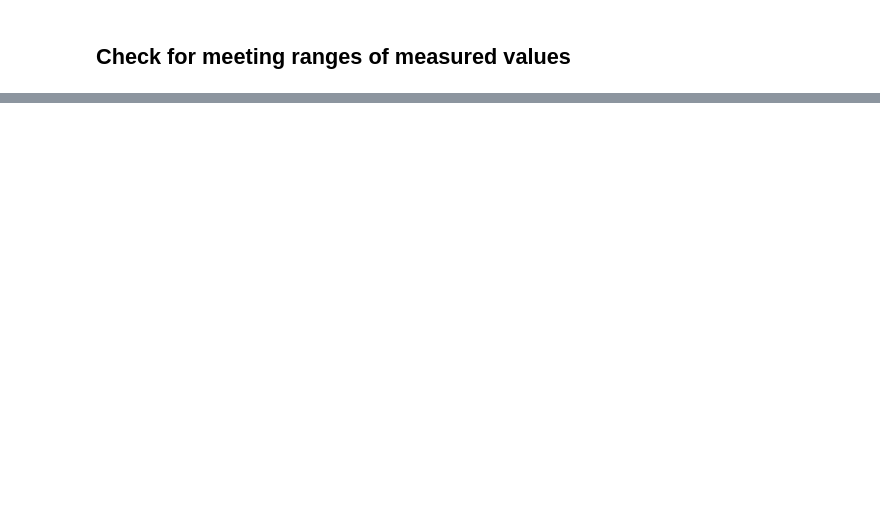
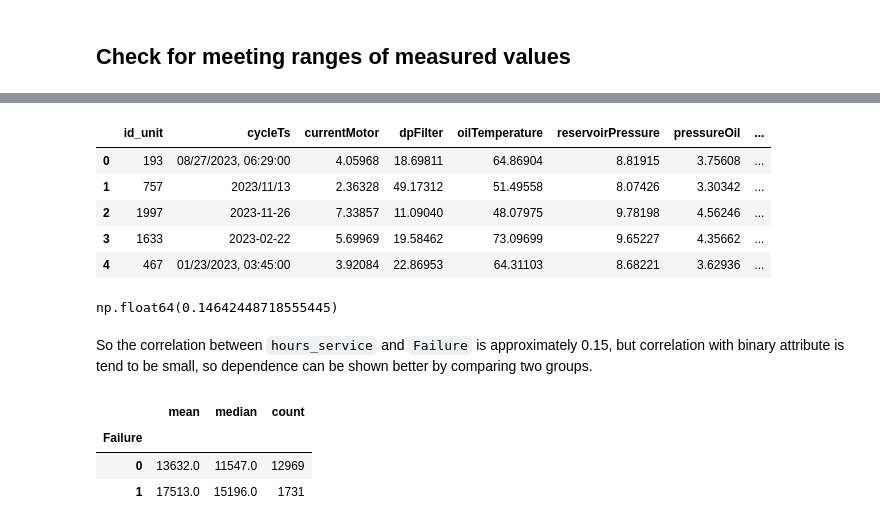
Before and after one commit to yegor-vin/Intelligent-data-analysis--project, a Jupyter notebook: phase-1.ipynb, the cells around one changed output, grey strips where cells are left out. Cells and saved outputs as stored; diff of their text form; code cells hidden in the pictures; blank space fills up the shorter version.

Commit message:
Clause 3 with correlations is done

```diff
--- a/phase-1.ipynb
+++ b/phase-1.ipynb
@@ -517,0 +607,23 @@ Many identical values at the exact maximum (`count_at_max`, e.g. `reservoirPress
+# %%
+merged = readings.merge(units[["id_unit", "hours_service"]], on="id_unit")
+merged.head()
+# %% [output]
+|  | id_unit | cycleTs | currentMotor | dpFilter | oilTemperature | reservoirPressure | pressureOil | ... |
+| 0 | 193 | 08/27/2023, 06:29:00 | 4.05968 | 18.69811 | 64.86904 | 8.81915 | 3.75608 | ... |
+| 1 | 757 | 2023/11/13 | 2.36328 | 49.17312 | 51.49558 | 8.07426 | 3.30342 | ... |
+| 2 | 1997 | 2023-11-26 | 7.33857 | 11.09040 | 48.07975 | 9.78198 | 4.56246 | ... |
+| 3 | 1633 | 2023-02-22 | 5.69969 | 19.58462 | 73.09699 | 9.65227 | 4.35662 | ... |
+| 4 | 467 | 01/23/2023, 03:45:00 | 3.92084 | 22.86953 | 64.31103 | 8.68221 | 3.62936 | ... |
+# %%
+merged["Failure"].corr(merged["hours_service"])
+# %% [output]
+np.float64(0.14642448718555445)
+# %% [markdown]
+So the correlation between `hours_service` and `Failure` is approximately 0.15, but correlation with binary attribute is tend to be small, so dependence can be shown better by comparing two groups.
+# %%
+merged.groupby("Failure")["hours_service"].agg(["mean", "median", "count"]).round(0)
+# %% [output]
+|  | mean | median | count |
+| Failure |  |  |  |
+| 0 | 13632.0 | 11547.0 | 12969 |
+| 1 | 17513.0 | 15196.0 | 1731 |
```
Also changed, not shown: parts of 25 cells of this notebook.
